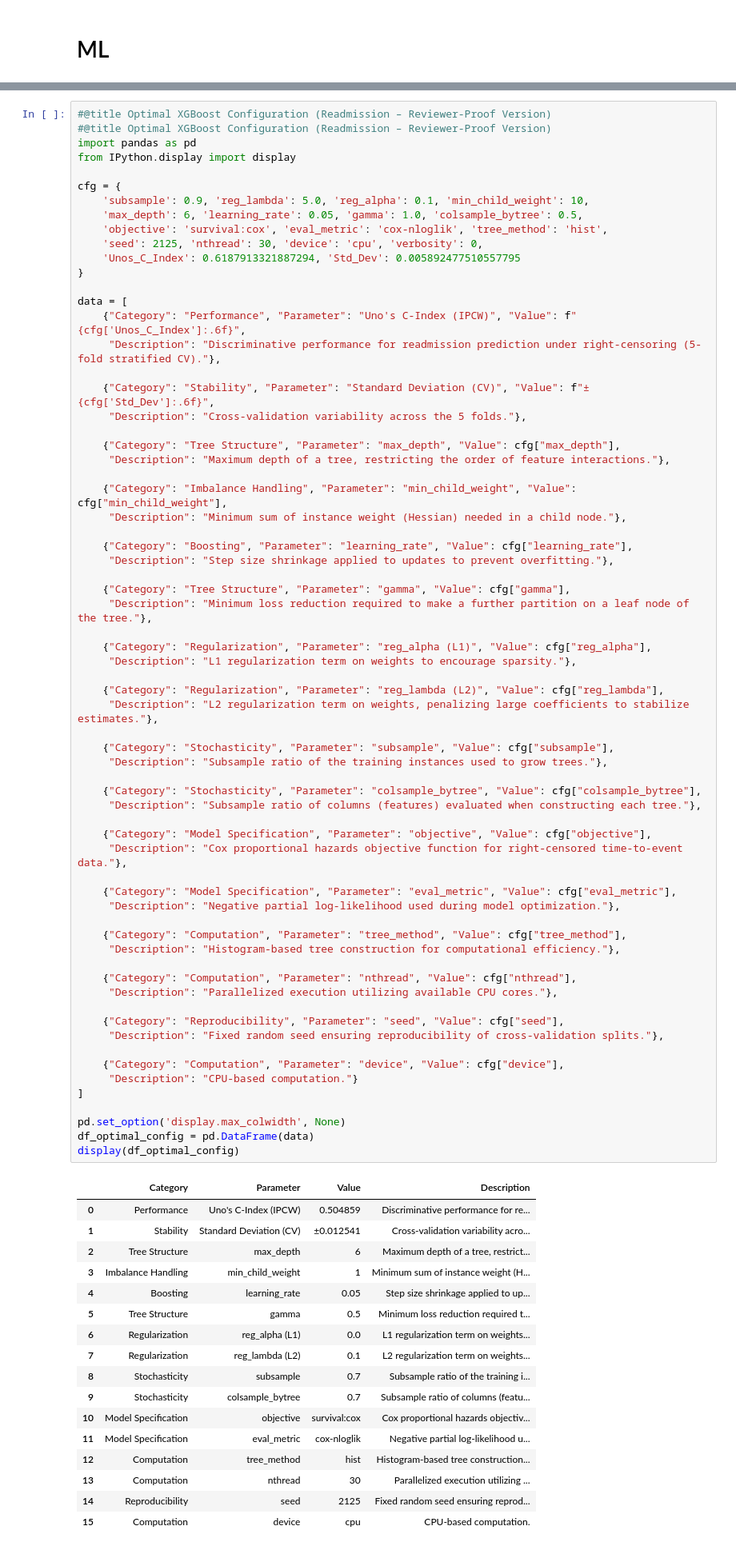
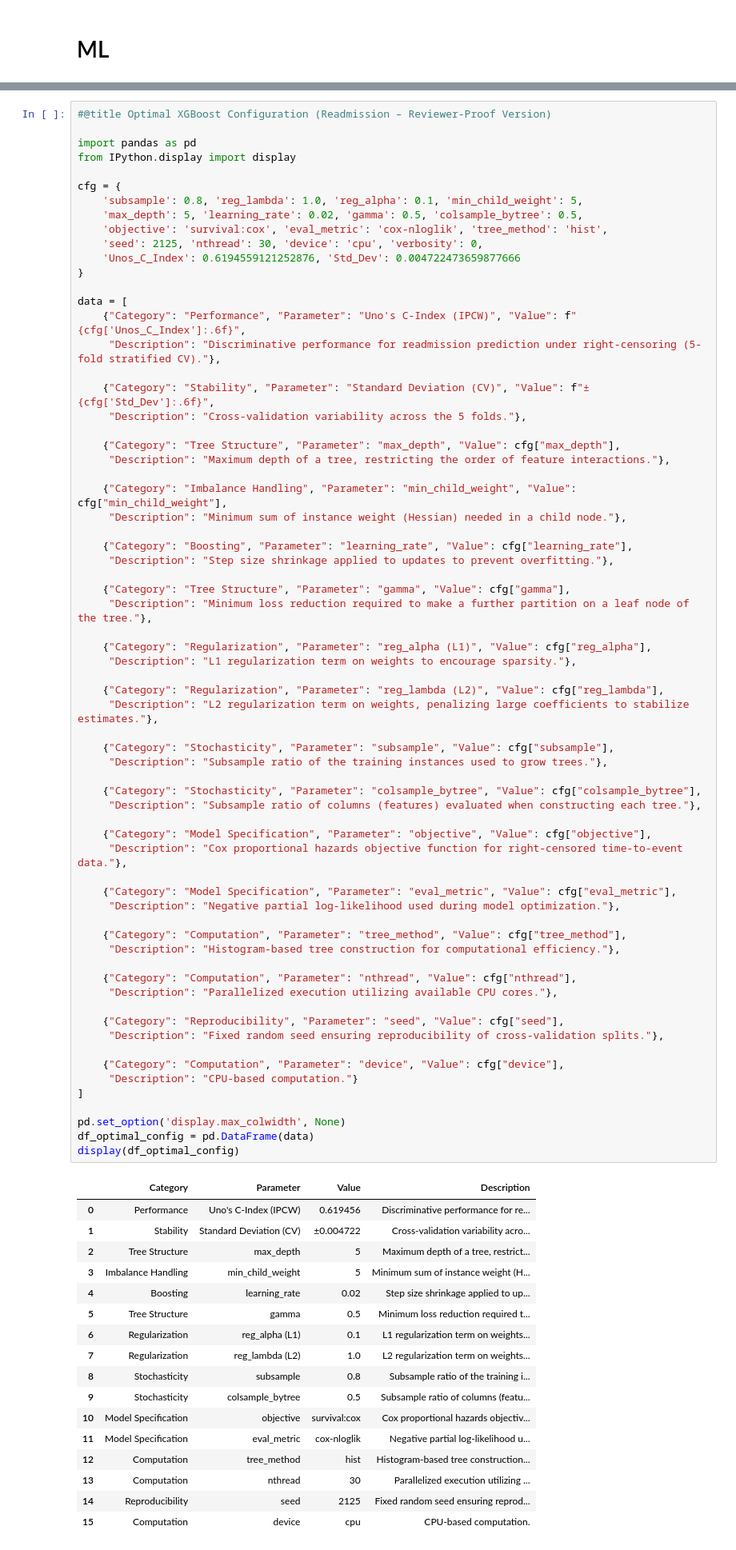
Before and after one commit to FONDECYTACC/cons2025, a Jupyter notebook: XGboost_readm_hyp_tun_mar26.ipynb, the cells around one changed output, grey strips where cells are left out. Shown at 80% size. Drawn from its saved outputs; the diff is of its cells as text.

```diff
--- a/XGboost_readm_hyp_tun_mar26.ipynb
+++ b/XGboost_readm_hyp_tun_mar26.ipynb
@@ -1568,16 +1533,16 @@ display(HTML(scroll_box))
 | 28 | 0.6 | 5.0 | 5.0 | 20 | 3 | 0.005 | 0.5 | ... |
 # %%
 #@title Optimal XGBoost Configuration (Readmission – Reviewer-Proof Version)
-#@title Optimal XGBoost Configuration (Readmission – Reviewer-Proof Version)
+
 import pandas as pd
 from IPython.display import display
 
 cfg = {
-    'subsample': 0.9, 'reg_lambda': 5.0, 'reg_alpha': 0.1, 'min_child_weight': 10,
-    'max_depth': 6, 'learning_rate': 0.05, 'gamma': 1.0, 'colsample_bytree': 0.5,
+    'subsample': 0.8, 'reg_lambda': 1.0, 'reg_alpha': 0.1, 'min_child_weight': 5,
+    'max_depth': 5, 'learning_rate': 0.02, 'gamma': 0.5, 'colsample_bytree': 0.5,
     'objective': 'survival:cox', 'eval_metric': 'cox-nloglik', 'tree_method': 'hist',
     'seed': 2125, 'nthread': 30, 'device': 'cpu', 'verbosity': 0,
-    'Unos_C_Index': 0.6187913321887294, 'Std_Dev': 0.005892477510557795
+    'Unos_C_Index': 0.6194559121252876, 'Std_Dev': 0.004722473659877666
 }
 
 data = [
@@ -1608,43 +1573,43 @@ data = [
     {"Category": "Stochasticity", "Parameter": "subsample", "Value": cfg["subsample"],
      "Description": "Subsample ratio of the training instances used to grow trees."},
 
     {"Category": "Stochasticity", "Parameter": "colsample_bytree", "Value": cfg["colsample_bytree"],
      "Description": "Subsample ratio of columns (features) evaluated when constructing each tree."},
 
     {"Category": "Model Specification", "Parameter": "objective", "Value": cfg["objective"],
      "Description": "Cox proportional hazards objective function for right-censored time-to-event data."},
 
     {"Category": "Model Specification", "Parameter": "eval_metric", "Value": cfg["eval_metric"],
      "Description": "Negative partial log-likelihood used during model optimization."},
 
     {"Category": "Computation", "Parameter": "tree_method", "Value": cfg["tree_method"],
      "Description": "Histogram-based tree construction for computational efficiency."},
 
     {"Category": "Computation", "Parameter": "nthread", "Value": cfg["nthread"],
      "Description": "Parallelized execution utilizing available CPU cores."},
 
     {"Category": "Reproducibility", "Parameter": "seed", "Value": cfg["seed"],
      "Description": "Fixed random seed ensuring reproducibility of cross-validation splits."},
 
     {"Category": "Computation", "Parameter": "device", "Value": cfg["device"],
      "Description": "CPU-based computation."}
 ]
 
 pd.set_option('display.max_colwidth', None)
 df_optimal_config = pd.DataFrame(data)
 display(df_optimal_config)
 # %% [output]
 |  | Category | Parameter | Value | Description |
-| 0 | Performance | Uno's C-Index (IPCW) | 0.504859 | Discriminative performance for re... |
-| 1 | Stability | Standard Deviation (CV) | ±0.012541 | Cross-validation variability acro... |
-| 2 | Tree Structure | max_depth | 6 | Maximum depth of a tree, restrict... |
-| 3 | Imbalance Handling | min_child_weight | 1 | Minimum sum of instance weight (H... |
-| 4 | Boosting | learning_rate | 0.05 | Step size shrinkage applied to up... |
+| 0 | Performance | Uno's C-Index (IPCW) | 0.619456 | Discriminative performance for re... |
+| 1 | Stability | Standard Deviation (CV) | ±0.004722 | Cross-validation variability acro... |
+| 2 | Tree Structure | max_depth | 5 | Maximum depth of a tree, restrict... |
+| 3 | Imbalance Handling | min_child_weight | 5 | Minimum sum of instance weight (H... |
+| 4 | Boosting | learning_rate | 0.02 | Step size shrinkage applied to up... |
 | 5 | Tree Structure | gamma | 0.5 | Minimum loss reduction required t... |
-| 6 | Regularization | reg_alpha (L1) | 0.0 | L1 regularization term on weights... |
-| 7 | Regularization | reg_lambda (L2) | 0.1 | L2 regularization term on weights... |
-| 8 | Stochasticity | subsample | 0.7 | Subsample ratio of the training i... |
-| 9 | Stochasticity | colsample_bytree | 0.7 | Subsample ratio of columns (featu... |
+| 6 | Regularization | reg_alpha (L1) | 0.1 | L1 regularization term on weights... |
+| 7 | Regularization | reg_lambda (L2) | 1.0 | L2 regularization term on weights... |
+| 8 | Stochasticity | subsample | 0.8 | Subsample ratio of the training i... |
+| 9 | Stochasticity | colsample_bytree | 0.5 | Subsample ratio of columns (featu... |
 | 10 | Model Specification | objective | survival:cox | Cox proportional hazards objectiv... |
 | 11 | Model Specification | eval_metric | cox-nloglik | Negative partial log-likelihood u... |
 | 12 | Computation | tree_method | hist | Histogram-based tree construction... |
```
Also changed, not shown: parts of 25 cells of this notebook, 19 other files.
